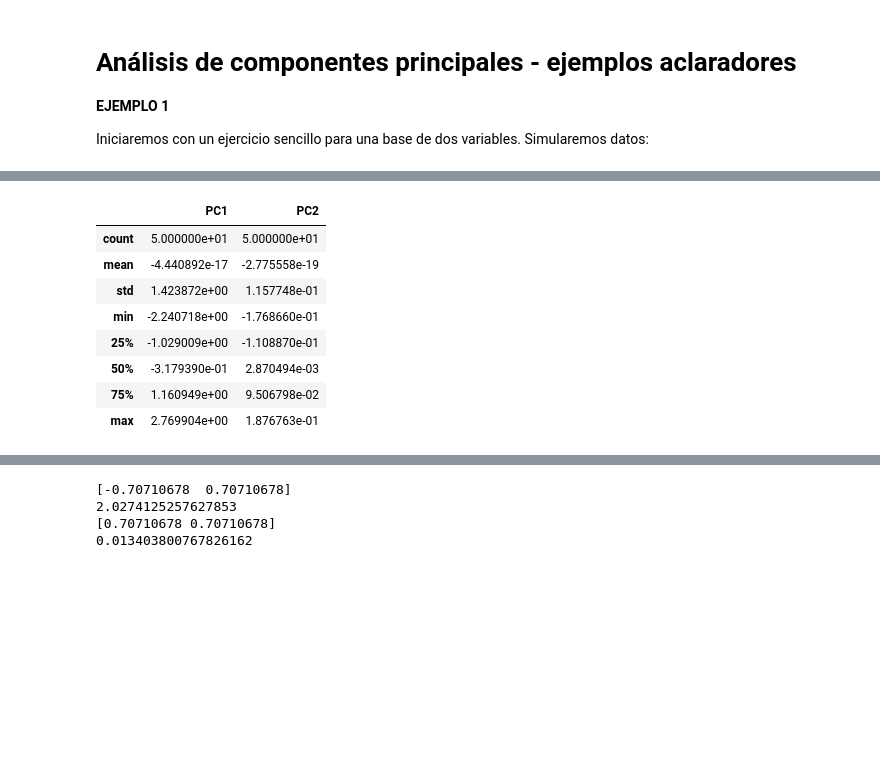
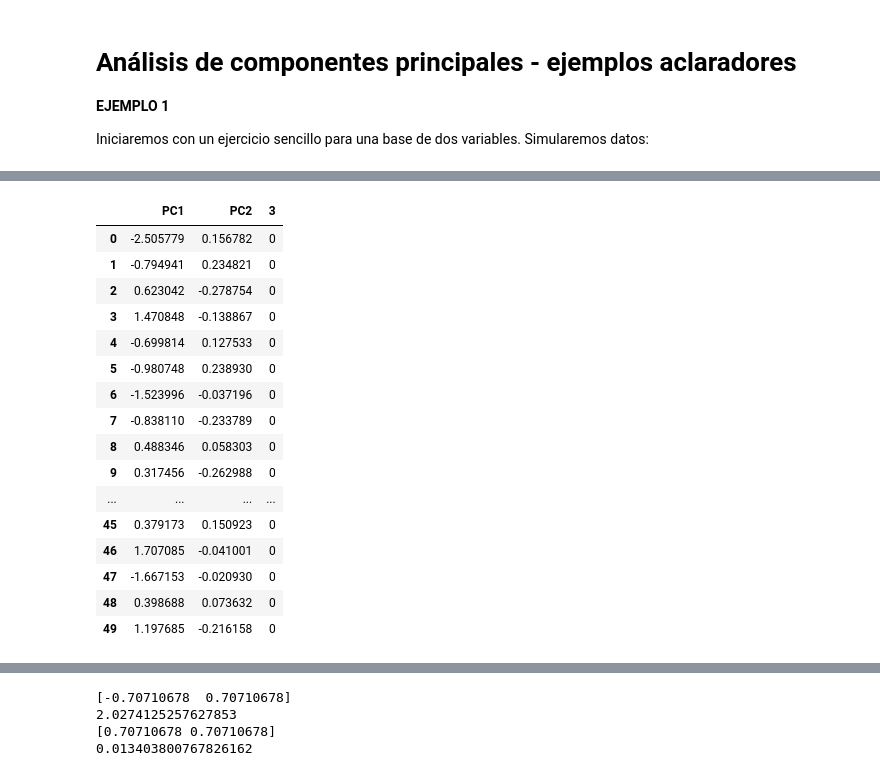
Before and after one commit to madcentral/metodosestadisticos, a Jupyter notebook: cuadernos/ACP-complementos/ACP_Ejemplitos.ipynb, the cells around one changed output, grey strips where cells are left out. Drawn from its saved outputs; the diff is of its cells as text; code cells hidden in the pictures; blank space fills up the shorter version.

```diff
--- a/cuadernos/ACP-complementos/ACP_Ejemplitos.ipynb
+++ b/cuadernos/ACP-complementos/ACP_Ejemplitos.ipynb
@@ -48,15 +110,24 @@ DFT = scaler.fit_transform(DF)
 # %%
 pca = PCA(n_components=2)
 principal_components = pca.fit_transform(DFT)
 DFPC = pd.DataFrame(data = principal_components, columns = ['PC1', 'PC2'])
-DFPC.describe()
+DFPC['3']=0
+DFPC
 # %% [output]
-|  | PC1 | PC2 |
-| count | 5.000000e+01 | 5.000000e+01 |
-| mean | -4.440892e-17 | -2.775558e-19 |
-| std | 1.423872e+00 | 1.157748e-01 |
-| min | -2.240718e+00 | -1.768660e-01 |
-| 25% | -1.029009e+00 | -1.108870e-01 |
-| 50% | -3.179390e-01 | 2.870494e-03 |
-| 75% | 1.160949e+00 | 9.506798e-02 |
-| max | 2.769904e+00 | 1.876763e-01 |
+|  | PC1 | PC2 | 3 |
+| 0 | -2.505779 | 0.156782 | 0 |
+| 1 | -0.794941 | 0.234821 | 0 |
+| 2 | 0.623042 | -0.278754 | 0 |
+| 3 | 1.470848 | -0.138867 | 0 |
+| 4 | -0.699814 | 0.127533 | 0 |
+| 5 | -0.980748 | 0.238930 | 0 |
+| 6 | -1.523996 | -0.037196 | 0 |
+| 7 | -0.838110 | -0.233789 | 0 |
+| 8 | 0.488346 | 0.058303 | 0 |
+| 9 | 0.317456 | -0.262988 | 0 |
+| ... | ... | ... | ... |
+| 45 | 0.379173 | 0.150923 | 0 |
+| 46 | 1.707085 | -0.041001 | 0 |
+| 47 | -1.667153 | -0.020930 | 0 |
+| 48 | 0.398688 | 0.073632 | 0 |
+| 49 | 1.197685 | -0.216158 | 0 |
```
Also changed, not shown: parts of 17 cells of this notebook, 3 other files.
